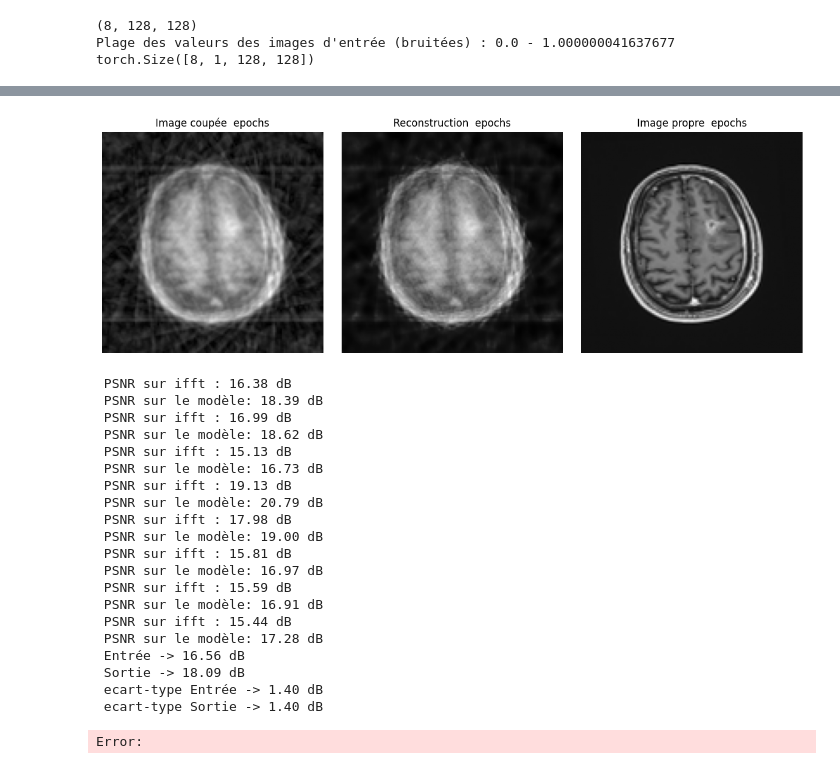
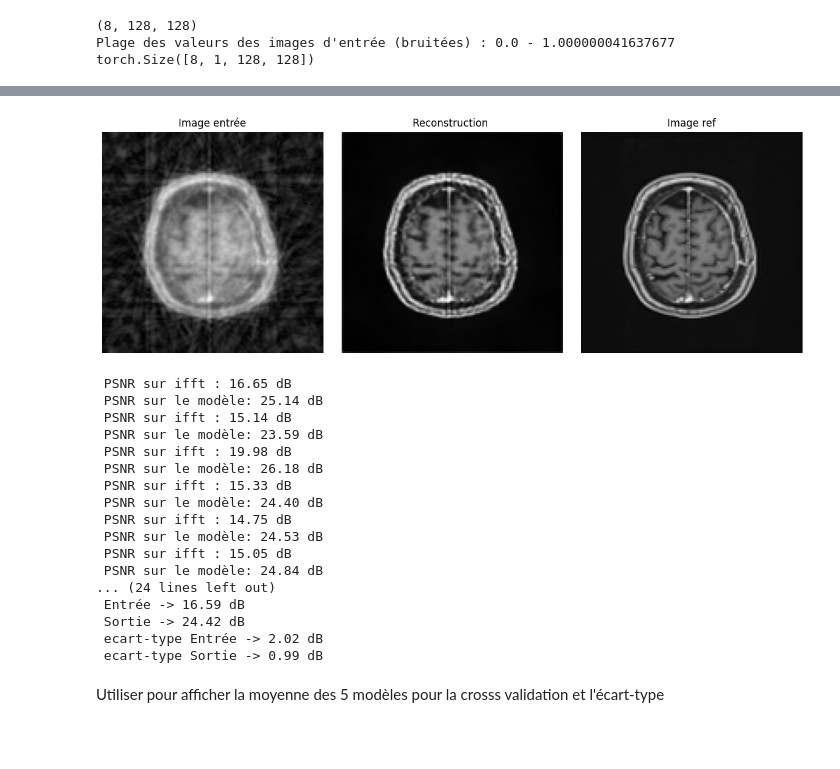
Before and after one commit to raph312003/Stage, a Jupyter notebook: Unet.ipynb, the cells around one changed output, grey strips where cells are left out. Cells and saved outputs as stored; diff of their text form; code cells hidden in the pictures; blank space fills up the shorter version.

```diff
--- a/Unet.ipynb
+++ b/Unet.ipynb
@@ -244,6 +107,6 @@ def FourierTransformMask0(data, rotation=10):
 # %%
 
-def FourierTransformMask(data, rotation=12):
+def FourierTransformMask(data, rotation=10):
     # Si data est un Subset ou Dataset, on extrait les données
     if isinstance(data, (torch.utils.data.Subset, torch.utils.data.Dataset)):
         data_list = [data[i] for i in range(len(data))]
@@ -486,14 +257,14 @@ train_indices = train_dataset_split.indices
 val_indices = validation_dataset_split.indices
 test_indices = test_dataset_split.indices
 
-train_dataset_split_mask=FourierTransformMask(train_dataset_split,rotation=12)
-validation_dataset_split_mask=FourierTransformMask(validation_dataset_split,rotation=12)
-test_dataset_split_mask=FourierTransformMask(test_dataset_split,rotation=12)
+train_dataset_split_mask=FourierTransformMask(train_dataset_split,rotation=10)
+validation_dataset_split_mask=FourierTransformMask(validation_dataset_split,rotation=10)
+test_dataset_split_mask=FourierTransformMask(test_dataset_split,rotation=10)
 
 # Création des DataLoaders
 train_loader = DataLoader(train_dataset_split_mask, batch_size=batch_size, shuffle=True) # shuffle=True permet que à chaque epoch se soit pas le meme groupe de 16 images qui est pris ensemble
 validation_loader = DataLoader(validation_dataset_split_mask, batch_size=batch_size, shuffle=False)
-#test_loader = DataLoader(test_dataset_split_mask, batch_size=batch_size, shuffle=False)
+test_loader = DataLoader(test_dataset_split_mask, batch_size=batch_size, shuffle=False)
 
 # if seed==1 or seed==2:
 print("seed",seed)
@@ -902,7 +667,7 @@ moyenne_ecart_type_seed_sortie=[]
 
 
 #for seed in dict_seed:
-path_model = path_folder + f"/Unet_image_brain_radial_128_rotation0125_no_ssim.pth"
+path_model = path_folder + f"/Unet_image_brain_128_seed_1.pth"
 model.load_state_dict(torch.load(path_model, map_location=torch.device('cpu')))
 model.eval()
 
@@ -911,18 +676,18 @@ target_imgs_liste=[]
 
 with torch.no_grad(): #Désactive les gradients car pas de back propagation
     #input_imgs, target_imgs = next(iter(test_loader))
-    # for input_imgs, target_imgs in test_loader:
-    #     input_imgs = input_imgs.to(device).float()
-    #     target_imgs = target_imgs.to(device).float()
-    #     input_imgs_liste.append(input_imgs)
-    #     target_imgs_liste.append(target_imgs)
+    for input_imgs, target_imgs in test_loader:
+        input_imgs = input_imgs.to(device).float()
+        target_imgs = target_imgs.to(device).float()
+        input_imgs_liste.append(input_imgs)
+        target_imgs_liste.append(target_imgs)
 
 
-    #     input_imgs = torch.cat(input_imgs_liste, dim=0)
-    #     target_imgs = torch.cat(target_imgs_liste, dim=0)
+        input_imgs = torch.cat(input_imgs_liste, dim=0)
+        target_imgs = torch.cat(target_imgs_liste, dim=0)
 
-    input_imgs = tensor_F_mask_test_image.to(device).float()
-    target_imgs = tensor_images_test_normalized_propre.to(device).float()
+    # input_imgs = tensor_F_mask_test_image.to(device).float()
+    # target_imgs = tensor_images_test_normalized_propre.to(device).float()
 
     reconstructed = model(input_imgs)
 
@@ -931,11 +696,11 @@ with torch.no_grad(): #Désactive les gradients car pas de back propagation
     i = 0
     fig, axs = plt.subplots(1, 3, figsize=(12, 4))
     axs[0].imshow(input_imgs[i].squeeze().cpu(), cmap='gray')
-    axs[0].set_title(f"Image coupée  epochs" )
+    axs[0].set_title(f"Image entrée" )
     axs[1].imshow(reconstructed[i].squeeze().cpu(), cmap='gray')
-    axs[1].set_title(f"Reconstruction  epochs")
+    axs[1].set_title(f"Reconstruction ")
     axs[2].imshow(target_imgs[i].squeeze().cpu(), cmap='gray')
-    axs[2].set_title(f"Image propre  epochs")
+    axs[2].set_title(f"Image ref")
 
     test_ifft = (input_imgs[i]- torch.min(input_imgs[i]))/(torch.max(input_imgs[i])-torch.min(input_imgs[i]))
 
@@ -986,55 +751,53 @@ with torch.no_grad(): #Désactive les gradients car pas de back propagation
         liste_psnr_values2.append(psnr_value2)
         print(f" PSNR sur le modèle: {psnr_value2:.2f} dB")
 
 
 
     # Conversion en tenseur pour calculs statistiques
     psnr_values_input = torch.tensor(liste_psnr_values1)
     psnr_values_output = torch.tensor(liste_psnr_values2)
 
     ssim_values_input = torch.tensor(liste_ssim_values1)
     ssim_values_output = torch.tensor(liste_ssim_values2)
 
     #Moyenne PSNR
     PNSR_entre=torch.mean(psnr_values_input)
     PSNR_sortie=torch.mean(psnr_values_output)
 
     #Ecart_type PSNR
     ecart_type_entre=torch.std(psnr_values_input)
     ecart_type_sortie=torch.std(psnr_values_output)
 
 
     print(f" Entrée -> {PNSR_entre:.2f} dB")
     moyenne_PSNR_seed_entre.append(PNSR_entre)
     print(f" Sortie -> {PSNR_sortie:.2f} dB")
     moyenne_PSNR_seed_sortie.append(PSNR_sortie)
     print(f" ecart-type Entrée -> {ecart_type_entre:.2f} dB")
     moyenne_ecart_type_seed_entre.append(ecart_type_entre)
     print(f" ecart-type Sortie -> {ecart_type_sortie:.2f} dB")
     moyenne_ecart_type_seed_sortie.append(ecart_type_sortie)
 # %% [output]
-[figure, old version]
+[figure, new version]
- PSNR sur ifft : 16.38 dB
- PSNR sur le modèle: 18.39 dB
- PSNR sur ifft : 16.99 dB
- PSNR sur le modèle: 18.62 dB
- PSNR sur ifft : 15.13 dB
- PSNR sur le modèle: 16.73 dB
- PSNR sur ifft : 19.13 dB
- PSNR sur le modèle: 20.79 dB
- PSNR sur ifft : 17.98 dB
- PSNR sur le modèle: 19.00 dB
- PSNR sur ifft : 15.81 dB
- PSNR sur le modèle: 16.97 dB
- PSNR sur ifft : 15.59 dB
- PSNR sur le modèle: 16.91 dB
- PSNR sur ifft : 15.44 dB
- PSNR sur le modèle: 17.28 dB
- Entrée -> 16.56 dB
- Sortie -> 18.09 dB
- ecart-type Entrée -> 1.40 dB
- ecart-type Sortie -> 1.40 dB
+ PSNR sur ifft : 16.65 dB
+ PSNR sur le modèle: 25.14 dB
+ PSNR sur ifft : 15.14 dB
+ PSNR sur le modèle: 23.59 dB
+ PSNR sur ifft : 19.98 dB
+ PSNR sur le modèle: 26.18 dB
+ PSNR sur ifft : 15.33 dB
+ PSNR sur le modèle: 24.40 dB
+ PSNR sur ifft : 14.75 dB
+ PSNR sur le modèle: 24.53 dB
+ PSNR sur ifft : 15.05 dB
+ PSNR sur le modèle: 24.84 dB
+... (24 lines left out)
+ Entrée -> 16.59 dB
+ Sortie -> 24.42 dB
+ ecart-type Entrée -> 2.02 dB
+ ecart-type Sortie -> 0.99 dB
-Error:
+# %% [markdown]
+Utiliser pour afficher la moyenne des 5 modèles pour la crosss validation et l'écart-type
 # %%
 
 # Entree
```
Also changed, not shown: parts of 21 cells of this notebook, 1 other file.
